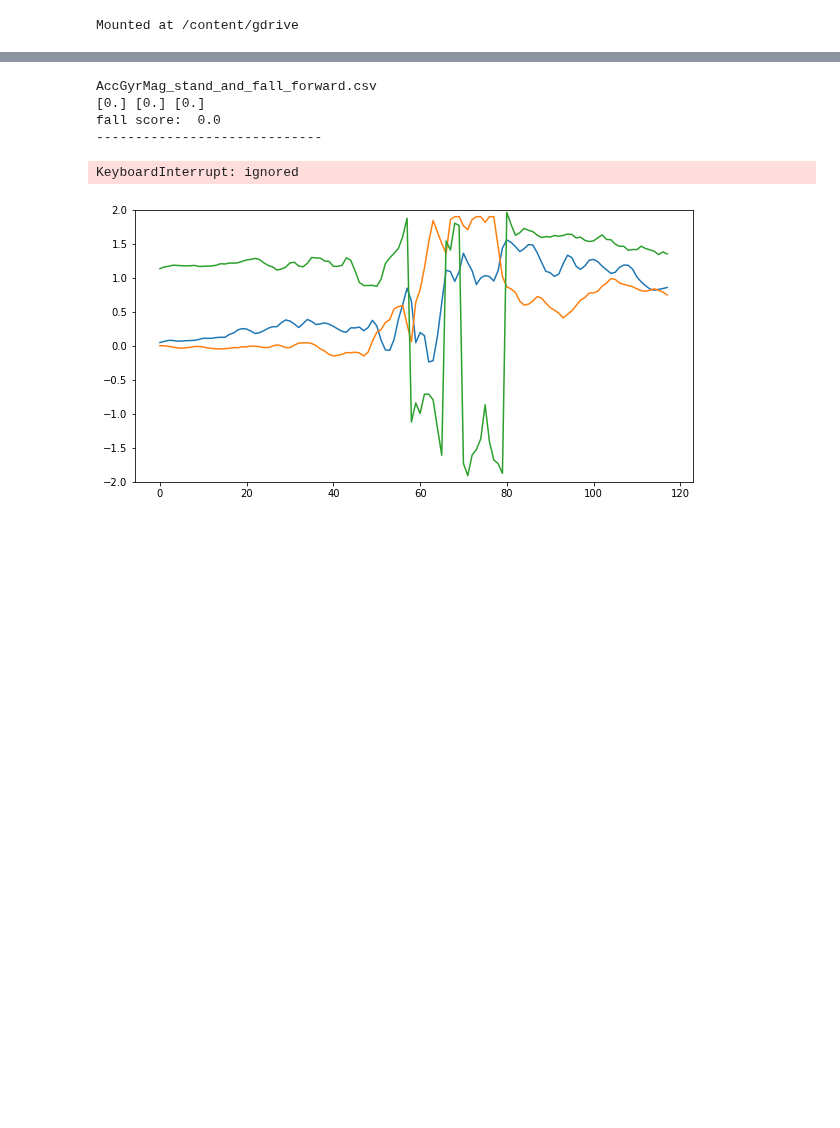
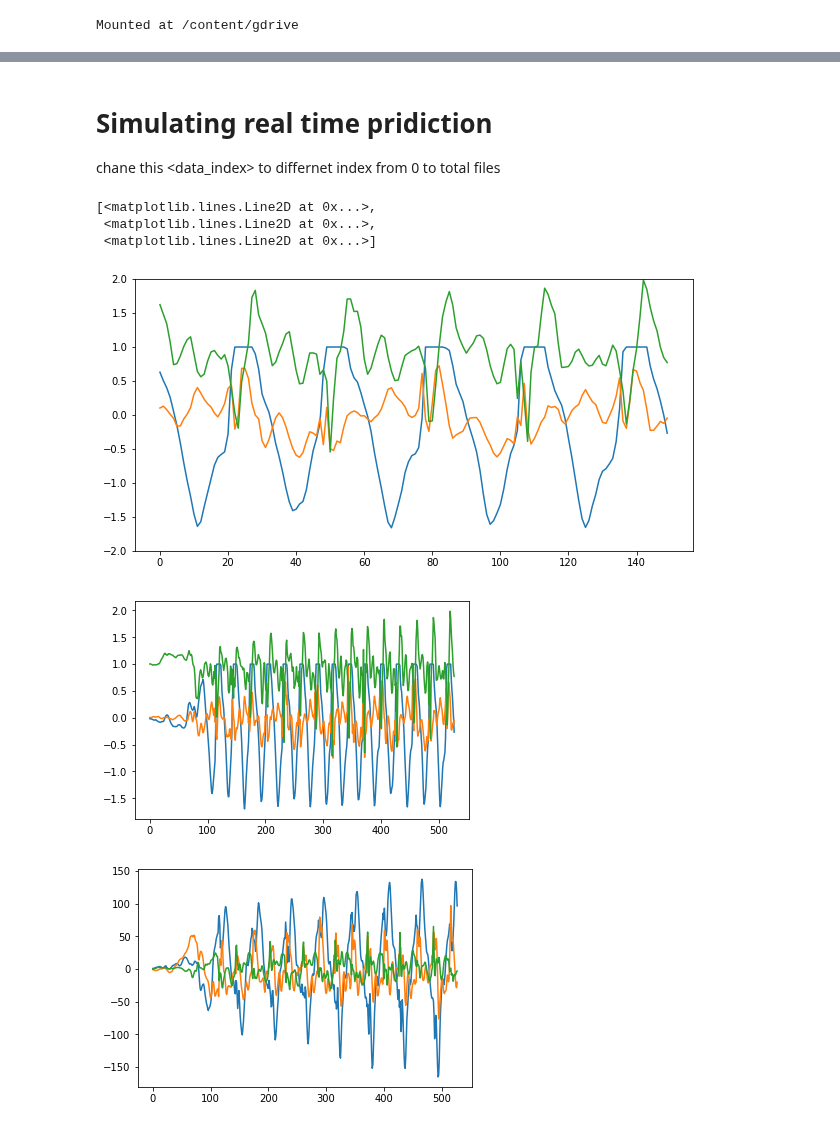
Before and after one commit to ArashRasti/FDS, a Jupyter notebook: BioBot_FDS_YB_05_Fall_Detection-dr_data.ipynb, the cells around one changed output, grey strips where cells are left out. Drawn from its saved outputs; the diff is of its cells as text; code cells hidden in the pictures; blank space fills up the shorter version.

```diff
--- a/BioBot_FDS_YB_05_Fall_Detection-dr_data.ipynb
+++ b/BioBot_FDS_YB_05_Fall_Detection-dr_data.ipynb
@@ -984,7 +997,7 @@ svc_Accuracy = 0.9903846153846154
 from sklearn.ensemble import GradientBoostingClassifier
 
 classifier = GradientBoostingClassifier(verbose=1)
-classifier.fit(x_train[:10000], y_train[:10000])
+classifier.fit(x_train, y_train)
 
 
 print("RandomForest PREDICTIONS ON THE TRAINING SET:")
@@ -1033,8 +1046,8 @@ from sklearn.externals import joblib
 from joblib import dump, load
 
 OUTPUT_DIRECTORY =  SisFall_ALL_DIRECTORY #+ "save_data/"
-dump(classifier, OUTPUT_DIRECTORY+'GradientBoostingClassifier.joblib')
-classifier2 = load(OUTPUT_DIRECTORY+'GradientBoostingClassifier.joblib')
+dump(classifier, OUTPUT_DIRECTORY+'GradientBoostingClassifier_New.joblib')
+classifier2 = load(OUTPUT_DIRECTORY+'GradientBoostingClassifier_New.joblib')
 #classifier2 = load(OUTPUT_DIRECTORY+'GradientBoostingClassifier_99.joblib')
 result = classifier2.score(x_test, y_test)
 print(result)
@@ -1059,3 +1072,6 @@ svc_Accuracy = 0.9903846153846154
+# %% [markdown]
+# Simulating real time pridiction
+chane this <data_index> to differnet index from 0 to total files
 # %%
 %matplotlib inline
 import time
@@ -1089,7 +1105,7 @@ def get_real_data(trial_file_path, Act_Type, FileName):
 
 
 
-    npData = df_Mediciones_WIP.values.astype(np.float32)
+    npData = df_Mediciones_WIP.values[1:].astype(np.float32)
     npData = np.nan_to_num(npData)
 
     vect = np.array([do_array(x) for x in npData[:,0:3]])
@@ -1103,9 +1119,22 @@ def get_real_data(trial_file_path, Act_Type, FileName):
 
 
 
-data_index = 10
+
+
+
+#***************************************************************************
+#      chane this <data_index> to differnet index from 0 to total files
+#***************************************************************************
+
+data_index = 3
+
+
+
+
+data_index = min(data_index, df_Files_Trials.shape[0])
 myData, myLen = get_real_data(df_Files_Trials.Path[data_index], df_Files_Trials.Act_Type[data_index], df_Files_Trials.File[data_index])
-#print(myData, myLen)
+print(df_Files_Trials.File[data_index])
+print(myLen)
 
 # sc = StandardScaler()
 # x_train = sc.fit_transform(x_train1)
@@ -1115,10 +1144,10 @@ myData, myLen = get_real_data(df_Files_Trials.Path[data_index], df_Files_Trials.
 # X_train = pca.fit_transform(x_train)
 
 OUTPUT_DIRECTORY =  SisFall_ALL_DIRECTORY #+ "save_data/"
-clf_100 = load(OUTPUT_DIRECTORY+'LinearSVC.joblib')
+clf_100 = load(OUTPUT_DIRECTORY+'LinearSVC_New.joblib')
 
-classifier2 = load(OUTPUT_DIRECTORY+'GradientBoostingClassifier.joblib')
-classifier1 = load(OUTPUT_DIRECTORY+'knn.joblib')
+classifier2 = load(OUTPUT_DIRECTORY+'GradientBoostingClassifier_New.joblib')
+classifier1 = load(OUTPUT_DIRECTORY+'knn_New.joblib')
 
 
 max_N = np.max(myData[:,0:3])
@@ -1132,7 +1161,7 @@ pl.figure(figsize=(10,5))
 
 print(df_Files_Trials.File[data_index])
 
-for i in range(int(myLen/3.25),int(myLen/stepSize)+1,1):
+for i in range(int(myLen/3.5),int(myLen/stepSize)+1,1):
     #print(i)
     endLoc = i*stepSize if i*stepSize < myLen else myLen
 
@@ -1152,36 +1181,36 @@ for i in range(int(myLen/3.25),int(myLen/stepSize)+1,1):
 #     print(predictions_SVC)
 #     print("-----------------------------")
 #     print(y_test[1])
 #     print(X_test.shape)
 
 
 
     predictions_SVC = clf_100.predict(x_data1.reshape(1,-1))
     y_pred = classifier2.predict(x_data.reshape(1,-1))
     predictions = classifier1.predict(x_data.reshape(1,-1))
     print(df_Files_Trials.File[data_index])
     print(predictions_SVC, y_pred, predictions)
     print("fall score: ", predictions_SVC[0]+ y_pred[0]+ predictions[0])
     print("-----------------------------")
 
     pl.clf()
     pl.ylim(-maxRange, maxRange)
     pl.plot(dispBuf[-int(myLen/3.5):,0:3])
     display.display(pl.gcf())
     #pl.gcf().show()
     display.clear_output(wait=True)
 
 
     time.sleep(0.5)
 
 mplt.figure(figsize=None)
 mplt.plot(myData[:,0:3])
 mplt.figure()
 mplt.plot(myData[:,3:6])
 # %% [output]
-AccGyrMag_stand_and_fall_forward.csv
-[0.] [0.] [0.]
-fall score:  0.0
------------------------------
+[<matplotlib.lines.Line2D at 0x...>,
+ <matplotlib.lines.Line2D at 0x...>,
+ <matplotlib.lines.Line2D at 0x...>]
-KeyboardInterrupt: ignored
-[figure, old version]
+[figure, new version]
+[figure, added]
+[figure, added]
```
Also changed, not shown: parts of 22 cells of this notebook.
